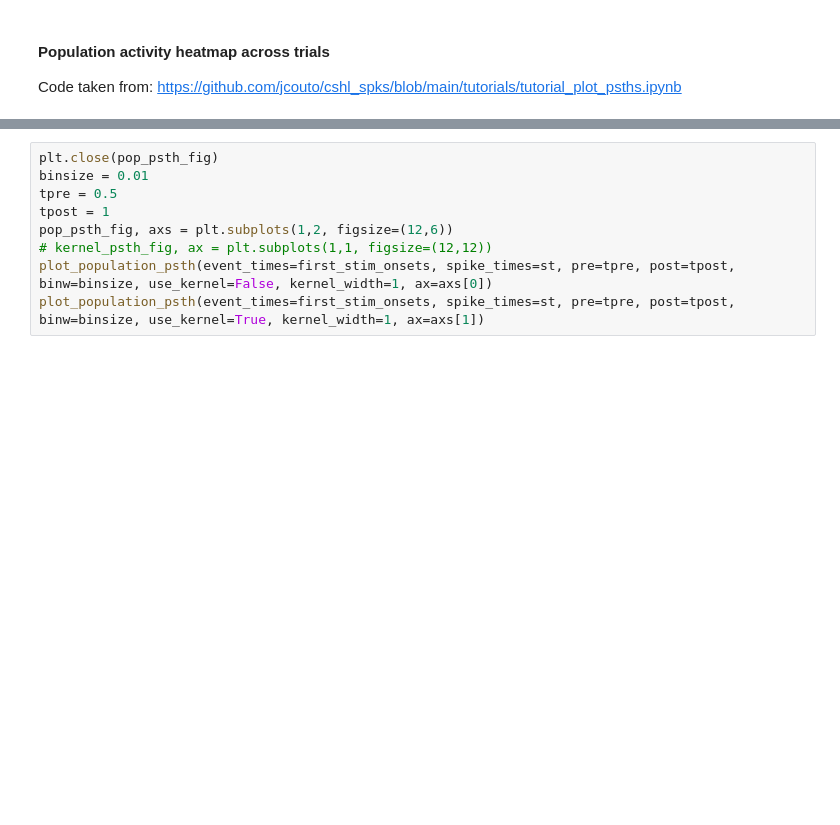
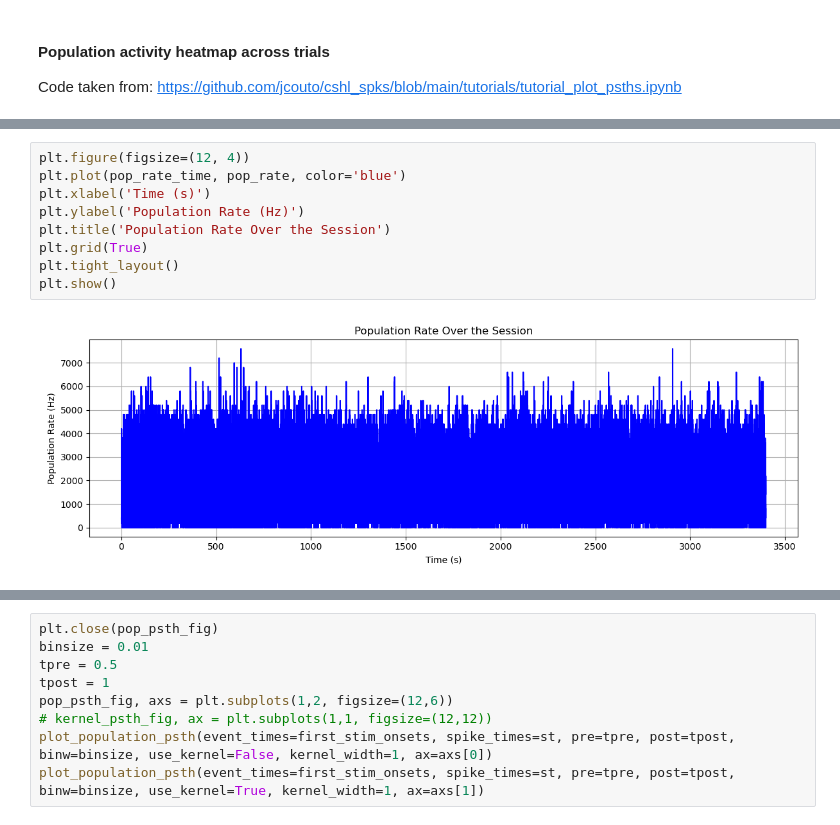
Before and after one commit to rojasgabriel/ephys, a Jupyter notebook: sorting.ipynb, the cells around one changed output, grey strips where cells are left out. Drawn from its saved outputs; the diff is of its cells as text; blank space fills up the shorter version.

```diff
--- a/sorting.ipynb
+++ b/sorting.ipynb
@@ -238,0 +198,11 @@ kernel_fig.tight_layout()
+# %%
+plt.figure(figsize=(12, 4))
+plt.plot(pop_rate_time, pop_rate, color='blue')
+plt.xlabel('Time (s)')
+plt.ylabel('Population Rate (Hz)')
+plt.title('Population Rate Over the Session')
+plt.grid(True)
+plt.tight_layout()
+plt.show()
+# %% [output]
+[figure, added]
```
Also changed, not shown: parts of 15 cells of this notebook, 1 other file.
